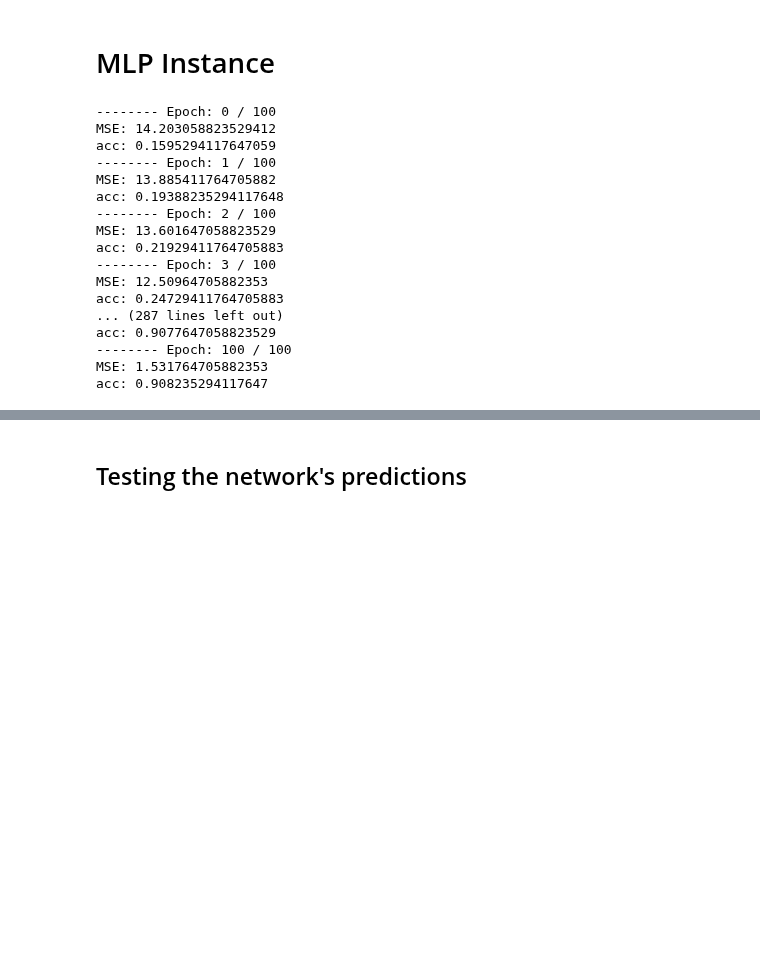
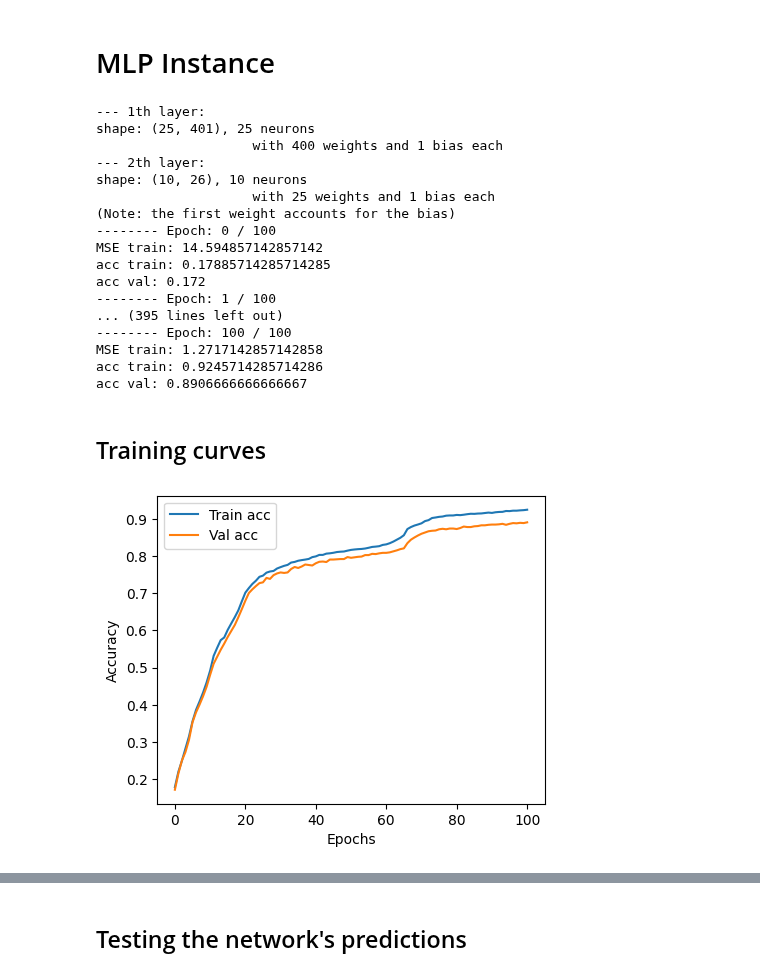
Before and after one commit to JouhC/ai-linearalgebra-probsets, a Jupyter notebook: notebooks/ps3_ann.ipynb, the cells around one changed output, grey strips where cells are left out. Saved outputs shown, nothing was run; the diff lists cells and outputs as text; code cells hidden in the pictures; blank space fills up the shorter version.

Commit message:
tbc bukas Notes: * parang may mali sa validation ko or smthng, will check

```diff
--- a/notebooks/ps3_ann.ipynb
+++ b/notebooks/ps3_ann.ipynb
@@ -99,7 +99,11 @@ Name: count, dtype: int64
 X_df = mnist_df.drop(columns=["y"])
 y_df = mnist_df["y"]
 raw_split: list[pd.DataFrame] = train_test_split(
-    X_df, y_df, test_size=0.15, random_state=42
+    # X_df, y_df, test_size=0.15, random_state=42
+    X_df,
+    y_df,
+    test_size=0.30,
+    random_state=41,
 )
 
 X_train, X_val, y_train, y_val = raw_split
@@ -660,35 +664,61 @@ display(y_train.shape)
 network = MLP(layer_sizes=[400, 25, 10])
 network.display_network_info()
 
+# network = MLP(layer_sizes=[400, 25, 25, 10])
 network.SGD_fit(
     # eta=0.01,
-    eta=0.08,
+    # eta=0.09,
+    eta=0.13,
     # epochs=2,
+    # epochs=200,
     epochs=100,
     X_train=X_train.to_numpy(),
     y_train=y_train.to_numpy(),
     X_validation=X_val.to_numpy(),
     y_validation=y_val.to_numpy(),
     mini_batch_size=8,
+    # mini_batch_size=4,
     # debug=True,
 )
-
-# network = MLP(layer_sizes=[400, 25, 25, 10])
 # %% [output]
+--- 1th layer:
+shape: (25, 401), 25 neurons
+                    with 400 weights and 1 bias each
+--- 2th layer:
+shape: (10, 26), 10 neurons
+                    with 25 weights and 1 bias each
+(Note: the first weight accounts for the bias)
 -------- Epoch: 0 / 100
-MSE: 14.203058823529412
-acc: 0.1595294117647059
+MSE train: 14.594857142857142
+acc train: 0.17885714285714285
+acc val: 0.172
 -------- Epoch: 1 / 100
-MSE: 13.885411764705882
-acc: 0.19388235294117648
--------- Epoch: 2 / 100
-MSE: 13.601647058823529
-acc: 0.21929411764705883
--------- Epoch: 3 / 100
-MSE: 12.50964705882353
-acc: 0.24729411764705883
-... (287 lines left out)
-acc: 0.9077647058823529
+... (395 lines left out)
 -------- Epoch: 100 / 100
-MSE: 1.531764705882353
-acc: 0.908235294117647
+MSE train: 1.2717142857142858
+acc train: 0.9245714285714286
+acc val: 0.8906666666666667
+# %% [markdown]
+## Training curves
+# %%
+def plot_training_curves(arr1: list, arr2: list, label1: str, label2: str, metric: str):
+    x_range = list(range(len(arr1)))
+    fig, ax = plt.subplots(figsize=(5, 4))
+    ax.plot(x_range, arr1, label=label1)
+    ax.plot(x_range, arr2, label=label2)
+    # ax.set_title("Plot")
+    ax.set_xlabel("Epochs")
+    ax.set_ylabel(metric)
+    ax.legend()
+
+    fig.show()
+# %%
+plot_training_curves(
+    arr1=network.acc_train,
+    arr2=network.acc_val,
+    label1="Train acc",
+    label2="Val acc",
+    metric="Accuracy",
+)
+# %% [output]
+[figure, added]
```
Also changed, not shown: parts of 2 cells of this notebook.
